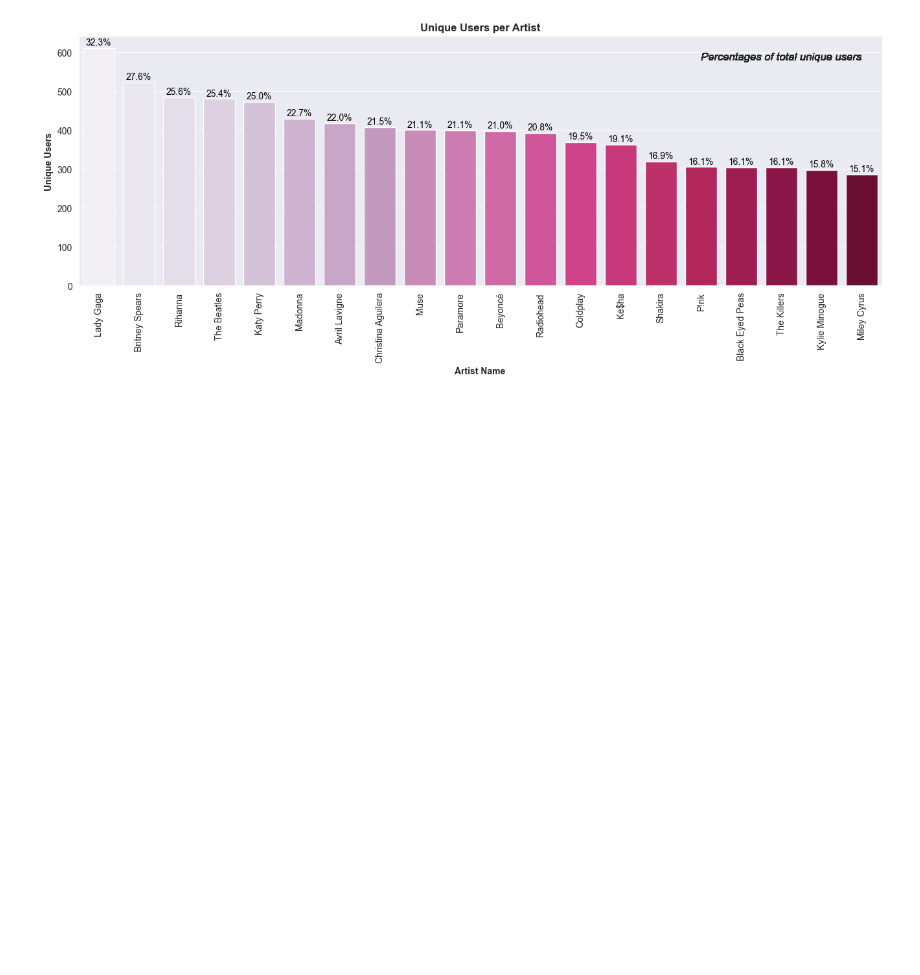
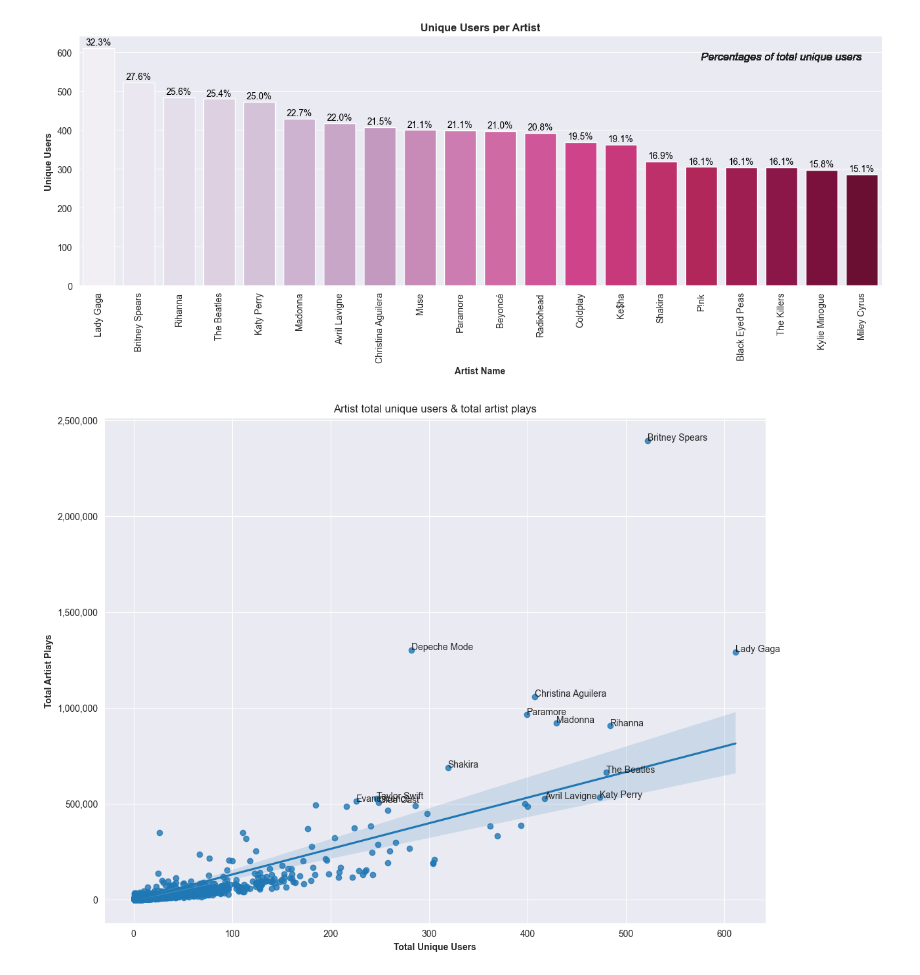
Before and after one commit to AlexCawl/DataAnalysis-lab-1, a Jupyter notebook: labs/lab_4/Processing_and_exploration.ipynb, the cells around one changed output. Cells and saved outputs as stored; diff of their text form; code cells hidden in the pictures; blank space fills up the shorter version.

```diff
--- a/labs/lab_4/Processing_and_exploration.ipynb
+++ b/labs/lab_4/Processing_and_exploration.ipynb
@@ -213,3 +212,18 @@ t = artist_rank.sort_values(['totalUniqueUsers'], ascending=False)
 bar_chart(t.index, t.totalUniqueUsers, 'Artist Name', 'Unique Users', 'Unique Users per Artist', 'Percentages of total unique users', original.userID.nunique())
 # %% [output]
 [figure]
+# %%
+top_artists = artist_rank.sort_values(['totalArtistWeight'], ascending=False).index[:14]
+
+fig, ax = plt.subplots(figsize=(13, 10))
+sns.regplot(x=artist_rank.totalUniqueUsers, y=artist_rank.totalArtistWeight)
+ax.set_title('Artist total unique users & total artist plays')
+ax.yaxis.set_major_formatter(ticker.FuncFormatter(lambda y, _: '{:,.0f}'.format(y)))
+ax.set_xlabel('Total Unique Users', fontweight='bold')
+ax.set_ylabel('Total Artist Plays', fontweight='bold')
+
+for i,t in enumerate(artist_rank.index):
+    if t in top_artists:
+        ax.annotate(t, (artist_rank.totalUniqueUsers[i], artist_rank.totalArtistWeight[i]))
+# %% [output]
+[figure, added]
```
Also changed, not shown: parts of 6 cells of this notebook.
